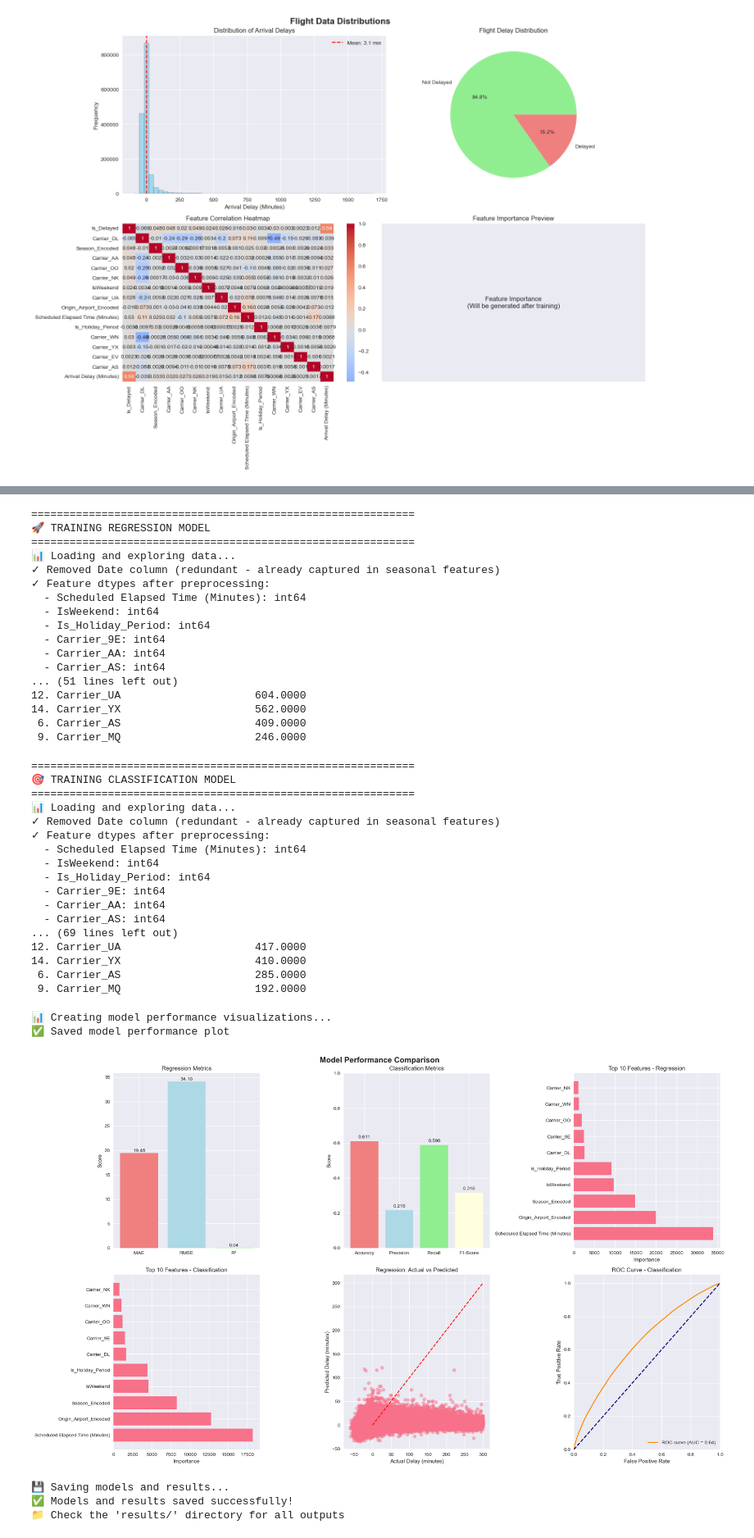
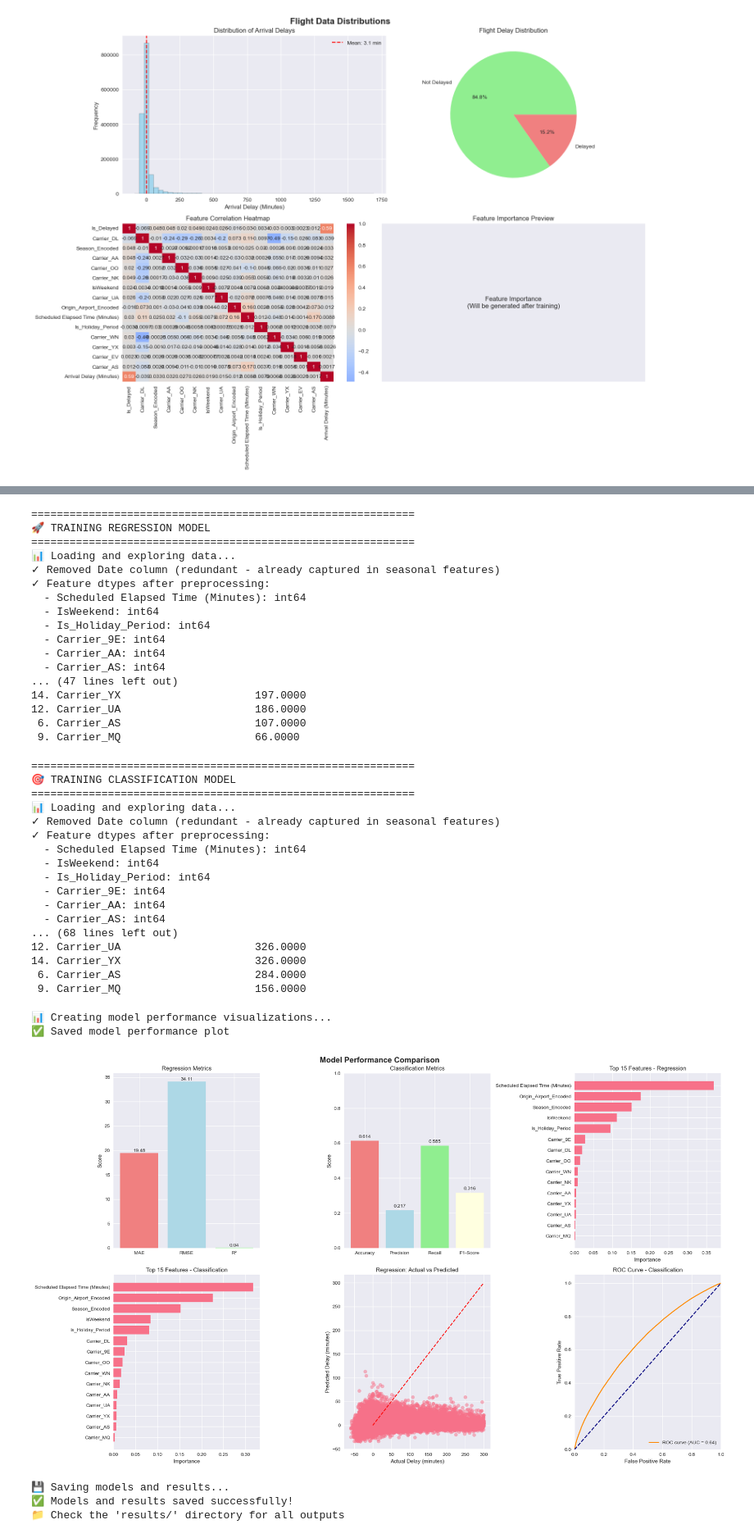
Before and after one commit to rjrichie/flight-arrival-delay-analysis-ATL, a Jupyter notebook: notebooks/07_model_training_XGBoost.ipynb, the cells around one changed output, grey strips where cells are left out. Shown at 82% size. Saved outputs shown, nothing was run; the diff lists cells and outputs as text; code cells hidden in the pictures.

```diff
--- a/notebooks/07_model_training_XGBoost.ipynb
+++ b/notebooks/07_model_training_XGBoost.ipynb
@@ -45,11 +45,11 @@ CONFIG = {
 
 # Model configurations
 REGRESSION_CONFIG = {
-    'n_estimators': 1000,
-    'max_depth': 8,
-    'learning_rate': 0.1,
-    'subsample': 0.8,
-    'colsample_bytree': 0.8,
+    'n_estimators': 1576,
+    'max_depth': 9,
+    'learning_rate': 0.2342,
+    'subsample': 0.8347,
+    'colsample_bytree': 0.9378,
     'random_state': 42,
     'n_jobs': -1,
     'early_stopping_rounds': 50,
@@ -57,11 +57,11 @@ REGRESSION_CONFIG = {
 }
 
 CLASSIFICATION_CONFIG = {
-    'n_estimators': 1000,
+    'n_estimators': 1516,
     'max_depth': 6,
-    'learning_rate': 0.1,
-    'subsample': 0.8,
-    'colsample_bytree': 0.8,
+    'learning_rate': 0.2880,
+    'subsample': 0.9378,
+    'colsample_bytree': 0.7581,
     'random_state': 42,
     'n_jobs': -1,
     'early_stopping_rounds': 50,
@@ -249,11 +433,11 @@ reg_model, X_test_reg, y_test_reg, y_pred_reg, metrics_reg, feature_importance_r
   - Carrier_9E: int64
   - Carrier_AA: int64
   - Carrier_AS: int64
-... (51 lines left out)
-12. Carrier_UA                     604.0000
-14. Carrier_YX                     562.0000
- 6. Carrier_AS                     409.0000
- 9. Carrier_MQ                     246.0000
+... (47 lines left out)
+14. Carrier_YX                     197.0000
+12. Carrier_UA                     186.0000
+ 6. Carrier_AS                     107.0000
+ 9. Carrier_MQ                     66.0000
 # %%
 # Model Training - Classification
 
@@ -313,11 +497,11 @@ clf_model, X_test_clf, y_test_clf, y_pred_clf, metrics_clf, feature_importance_c
   - Carrier_9E: int64
   - Carrier_AA: int64
   - Carrier_AS: int64
-... (69 lines left out)
-12. Carrier_UA                     417.0000
-14. Carrier_YX                     410.0000
- 6. Carrier_AS                     285.0000
- 9. Carrier_MQ                     192.0000
+... (68 lines left out)
+12. Carrier_UA                     326.0000
+14. Carrier_YX                     326.0000
+ 6. Carrier_AS                     284.0000
+ 9. Carrier_MQ                     156.0000
 # %%
 # Model Performance Visualization
 
@@ -357,20 +541,22 @@ def plot_model_performance(reg_metrics, clf_metrics, reg_feature_importance, clf
 
     # Feature Importance - Regression
     if reg_feature_importance is not None:
-        top_reg_features = reg_feature_importance.head(10)
+        reg_feature_importance['importance'] = reg_feature_importance['importance'] / reg_feature_importance['importance'].sum()
+        top_reg_features = reg_feature_importance.head(15).iloc[::-1]
         axes[0, 2].barh(range(len(top_reg_features)), top_reg_features['importance'])
         axes[0, 2].set_yticks(range(len(top_reg_features)))
         axes[0, 2].set_yticklabels(top_reg_features['feature'])
-        axes[0, 2].set_title('Top 10 Features - Regression')
+        axes[0, 2].set_title('Top 15 Features - Regression')
         axes[0, 2].set_xlabel('Importance')
 
     # Feature Importance - Classification
     if clf_feature_importance is not None:
-        top_clf_features = clf_feature_importance.head(10)
+        clf_feature_importance['importance'] = clf_feature_importance['importance'] / clf_feature_importance['importance'].sum()
+        top_clf_features = clf_feature_importance.head(15).iloc[::-1]
         axes[1, 0].barh(range(len(top_clf_features)), top_clf_features['importance'])
         axes[1, 0].set_yticks(range(len(top_clf_features)))
         axes[1, 0].set_yticklabels(top_clf_features['feature'])
-        axes[1, 0].set_title('Top 10 Features - Classification')
+        axes[1, 0].set_title('Top 15 Features - Classification')
         axes[1, 0].set_xlabel('Importance')
 
     # Prediction vs Actual (Regression)
@@ -387,34 +573,34 @@ def plot_model_performance(reg_metrics, clf_metrics, reg_feature_importance, clf
         try:
             from sklearn.metrics import roc_curve, auc
             y_pred_proba = clf_model.predict_proba(X_test_clf)[:, 1]
             fpr, tpr, _ = roc_curve(y_test_clf, y_pred_proba)
             roc_auc = auc(fpr, tpr)
 
             axes[1, 2].plot(fpr, tpr, color='darkorange', lw=2, label=f'ROC curve (AUC = {roc_auc:.2f})')
             axes[1, 2].plot([0, 1], [0, 1], color='navy', lw=2, linestyle='--')
             axes[1, 2].set_xlim([0.0, 1.0])
             axes[1, 2].set_ylim([0.0, 1.05])
             axes[1, 2].set_xlabel('False Positive Rate')
             axes[1, 2].set_ylabel('True Positive Rate')
             axes[1, 2].set_title('ROC Curve - Classification')
             axes[1, 2].legend(loc="lower right")
         except Exception as e:
             print(f"Could not plot ROC curve: {e}")
 
     plt.tight_layout()
 
     if CONFIG['save_figures']:
         plt.savefig('../results/figures/XGBoost_performance.png', dpi=300, bbox_inches='tight')
         print("✅ Saved model performance plot")
 
     plt.show()
 
 # Plot performance
 plot_model_performance(metrics_reg, metrics_clf, feature_importance_reg, feature_importance_clf)
 # %% [output]
 📊 Creating model performance visualizations...
 ✅ Saved model performance plot
-[figure, old version]
+[figure, new version]
 # %%
 # Save Models and Results
 
```
Also changed, not shown: parts of 2 cells of this notebook, 1 other file.
